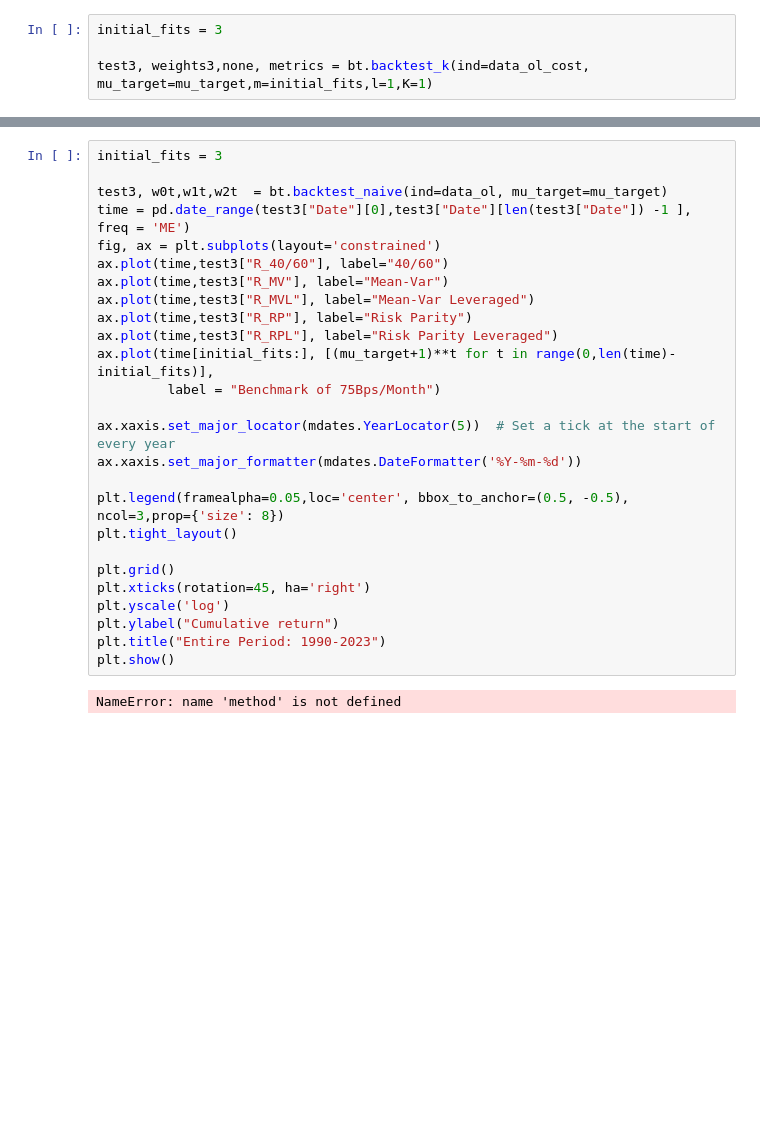
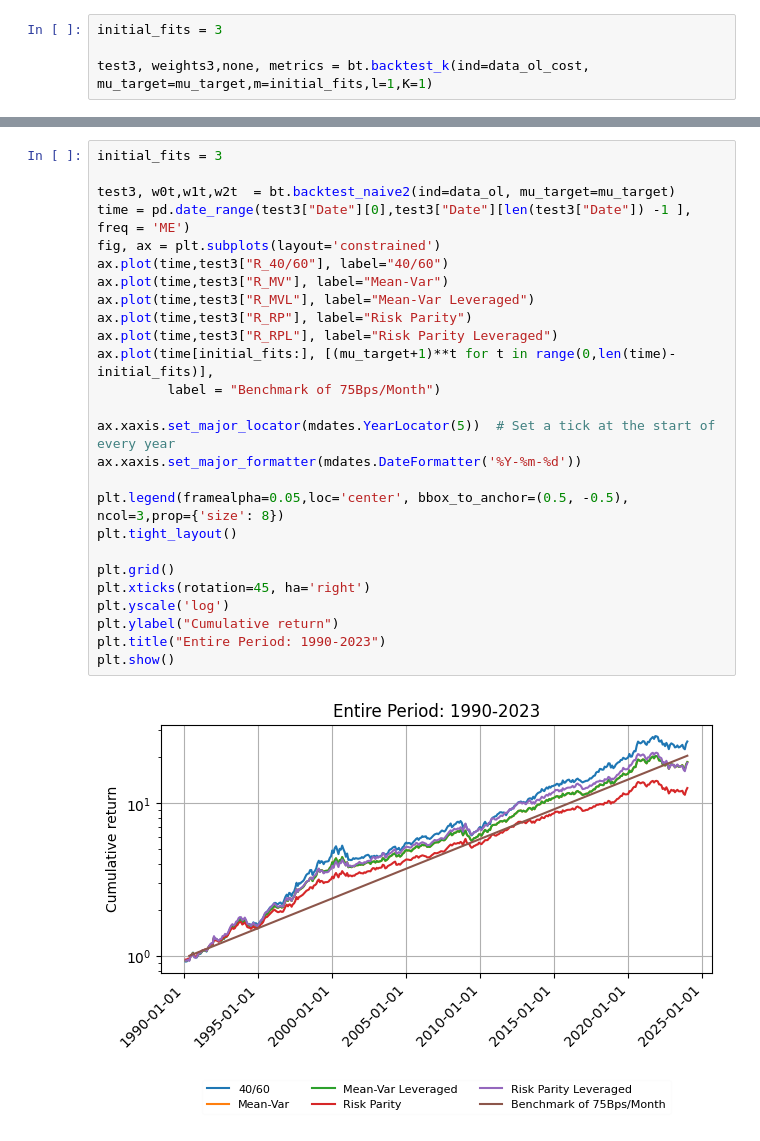
Before and after one commit to andreas-eklundh/Asset_allocation, a Jupyter notebook: Task_3.ipynb, the cells around one changed output, grey strips where cells are left out. Drawn from its saved outputs; the diff is of its cells as text; blank space fills up the shorter version.

```diff
--- a/Task_3.ipynb
+++ b/Task_3.ipynb
@@ -218,28 +230,28 @@ plt.show()
 # %%
 initial_fits = 3
 
-test3, w0t,w1t,w2t  = bt.backtest_naive(ind=data_ol, mu_target=mu_target)
+test3, w0t,w1t,w2t  = bt.backtest_naive2(ind=data_ol, mu_target=mu_target)
 time = pd.date_range(test3["Date"][0],test3["Date"][len(test3["Date"]) -1 ], freq = 'ME')
 fig, ax = plt.subplots(layout='constrained')
 ax.plot(time,test3["R_40/60"], label="40/60")
 ax.plot(time,test3["R_MV"], label="Mean-Var")
 ax.plot(time,test3["R_MVL"], label="Mean-Var Leveraged")
 ax.plot(time,test3["R_RP"], label="Risk Parity")
 ax.plot(time,test3["R_RPL"], label="Risk Parity Leveraged")
 ax.plot(time[initial_fits:], [(mu_target+1)**t for t in range(0,len(time)-initial_fits)],
          label = "Benchmark of 75Bps/Month")
 
 ax.xaxis.set_major_locator(mdates.YearLocator(5))  # Set a tick at the start of every year
 ax.xaxis.set_major_formatter(mdates.DateFormatter('%Y-%m-%d'))
 
 plt.legend(framealpha=0.05,loc='center', bbox_to_anchor=(0.5, -0.5), ncol=3,prop={'size': 8})
 plt.tight_layout()
 
 plt.grid()
 plt.xticks(rotation=45, ha='right')
 plt.yscale('log')
 plt.ylabel("Cumulative return")
 plt.title("Entire Period: 1990-2023")
 plt.show()
 # %% [output]
-NameError: name 'method' is not defined
+[figure, added]
```
Also changed, not shown: parts of 7 cells of this notebook, 3 other files.
